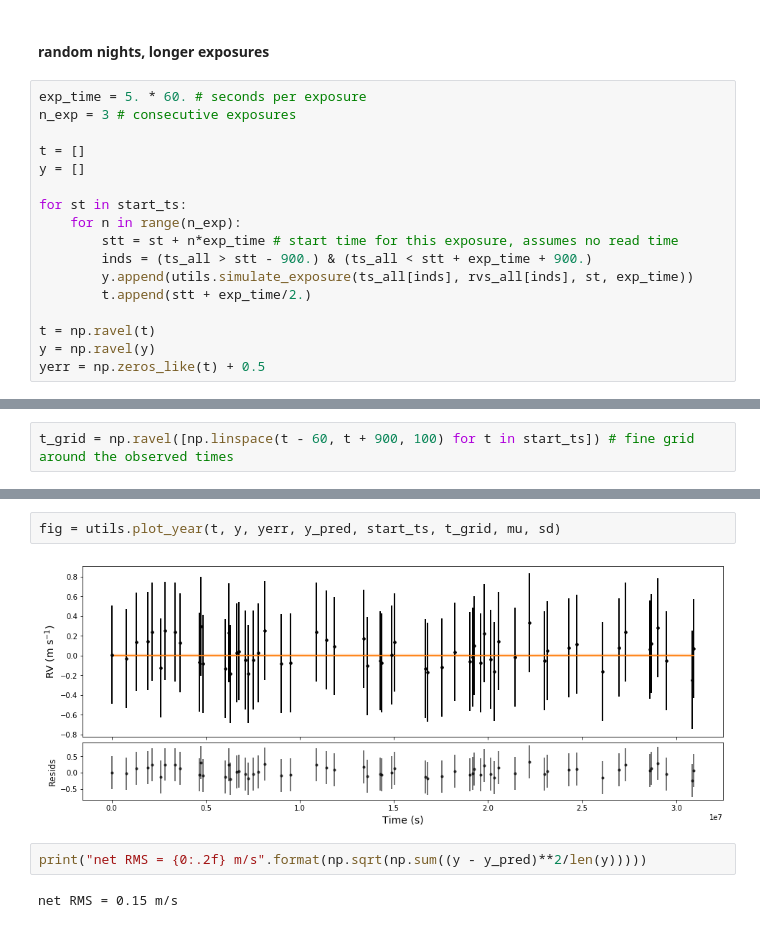
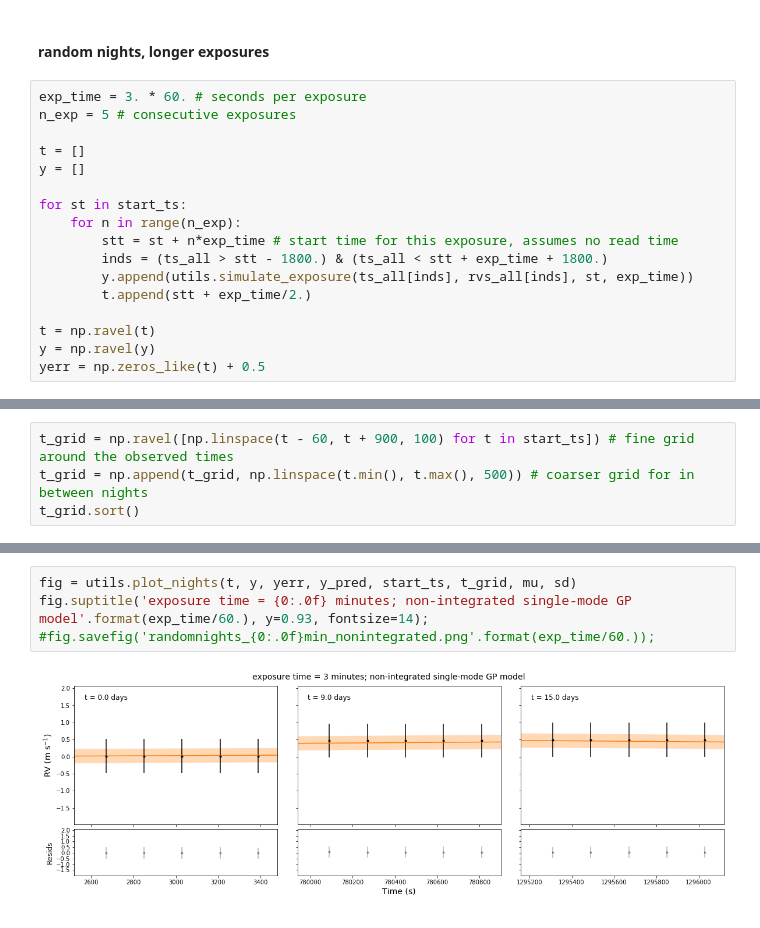
Before and after one commit to megbedell/pmodes, a Jupyter notebook: experiments/03-realistic-observing.ipynb, the cells around one changed output, grey strips where cells are left out. Cells and saved outputs as stored; diff of their text form.

```diff
--- a/experiments/03-realistic-observing.ipynb
+++ b/experiments/03-realistic-observing.ipynb
@@ -119,8 +120,8 @@ net RMS = 0.20 m/s
 # %% [markdown]
 #### random nights, longer exposures
 # %%
-exp_time = 5. * 60. # seconds per exposure
-n_exp = 3 # consecutive exposures
+exp_time = 3. * 60. # seconds per exposure
+n_exp = 5 # consecutive exposures
 
 t = []
 y = []
@@ -128,7 +129,7 @@ y = []
 for st in start_ts:
     for n in range(n_exp):
         stt = st + n*exp_time # start time for this exposure, assumes no read time
-        inds = (ts_all > stt - 900.) & (ts_all < stt + exp_time + 900.)
+        inds = (ts_all > stt - 1800.) & (ts_all < stt + exp_time + 1800.)
         y.append(utils.simulate_exposure(ts_all[inds], rvs_all[inds], st, exp_time))
         t.append(stt + exp_time/2.)
 
@@ -143,5 +139,7 @@ ax.scatter(t/24./3600., y, s=8);
 # %%
 t_grid = np.ravel([np.linspace(t - 60, t + 900, 100) for t in start_ts]) # fine grid around the observed times
+t_grid = np.append(t_grid, np.linspace(t.min(), t.max(), 500)) # coarser grid for in between nights
+t_grid.sort()
 # %%
 with pm.Model() as model:
 
@@ -173,8 +167,6 @@ fig = utils.plot_nights(t, y, yerr, y_pred, start_ts, t_grid, mu, sd)
-# %%
-fig = utils.plot_year(t, y, yerr, y_pred, start_ts, t_grid, mu, sd)
-# %% [output]
-[figure, removed]
-# %%
-print("net RMS = {0:.2f} m/s".format(np.sqrt(np.sum((y - y_pred)**2/len(y)))))
-# %% [output]
-net RMS = 0.15 m/s
+# %%
+fig = utils.plot_nights(t, y, yerr, y_pred, start_ts, t_grid, mu, sd)
+fig.suptitle('exposure time = {0:.0f} minutes; non-integrated single-mode GP model'.format(exp_time/60.), y=0.93, fontsize=14);
+#fig.savefig('randomnights_{0:.0f}min_nonintegrated.png'.format(exp_time/60.));
+# %% [output]
+[figure, added]
```
Also changed, not shown: parts of 11 cells of this notebook, 2 other files.
